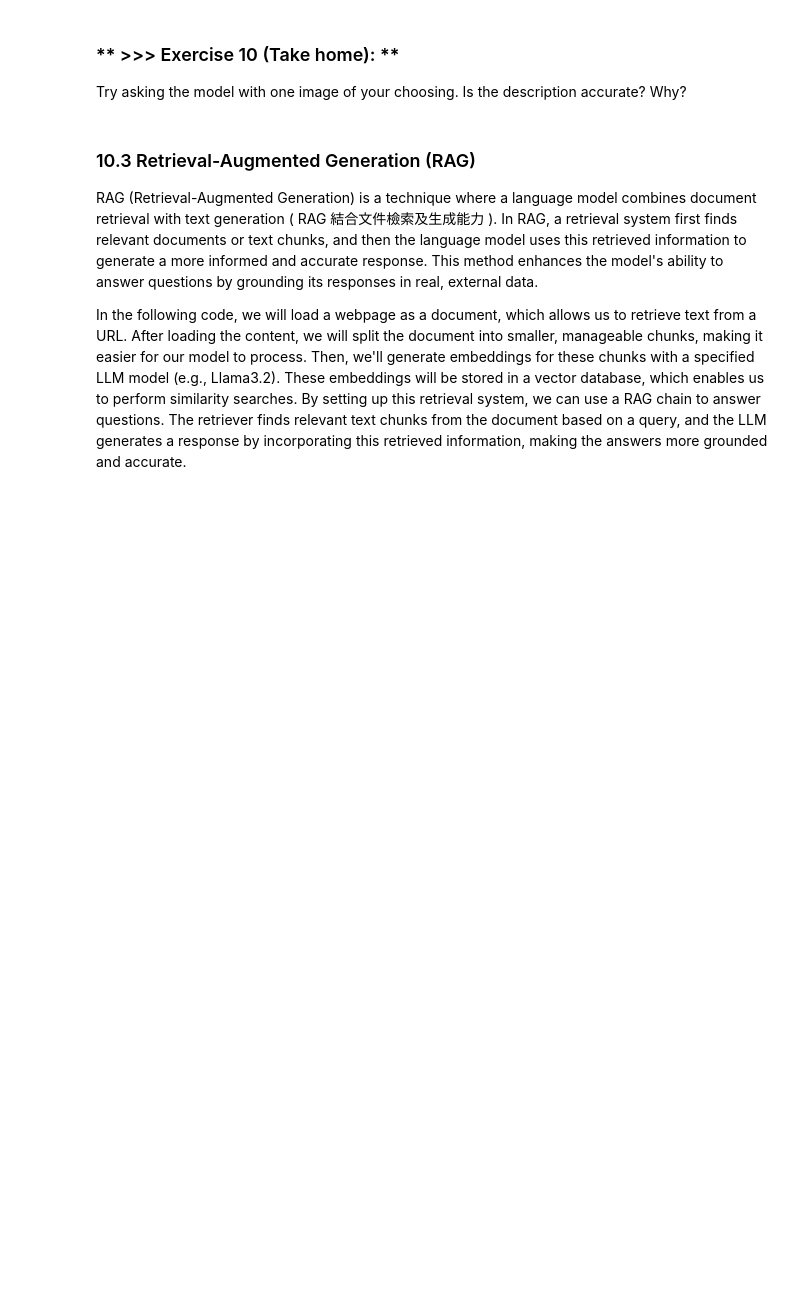
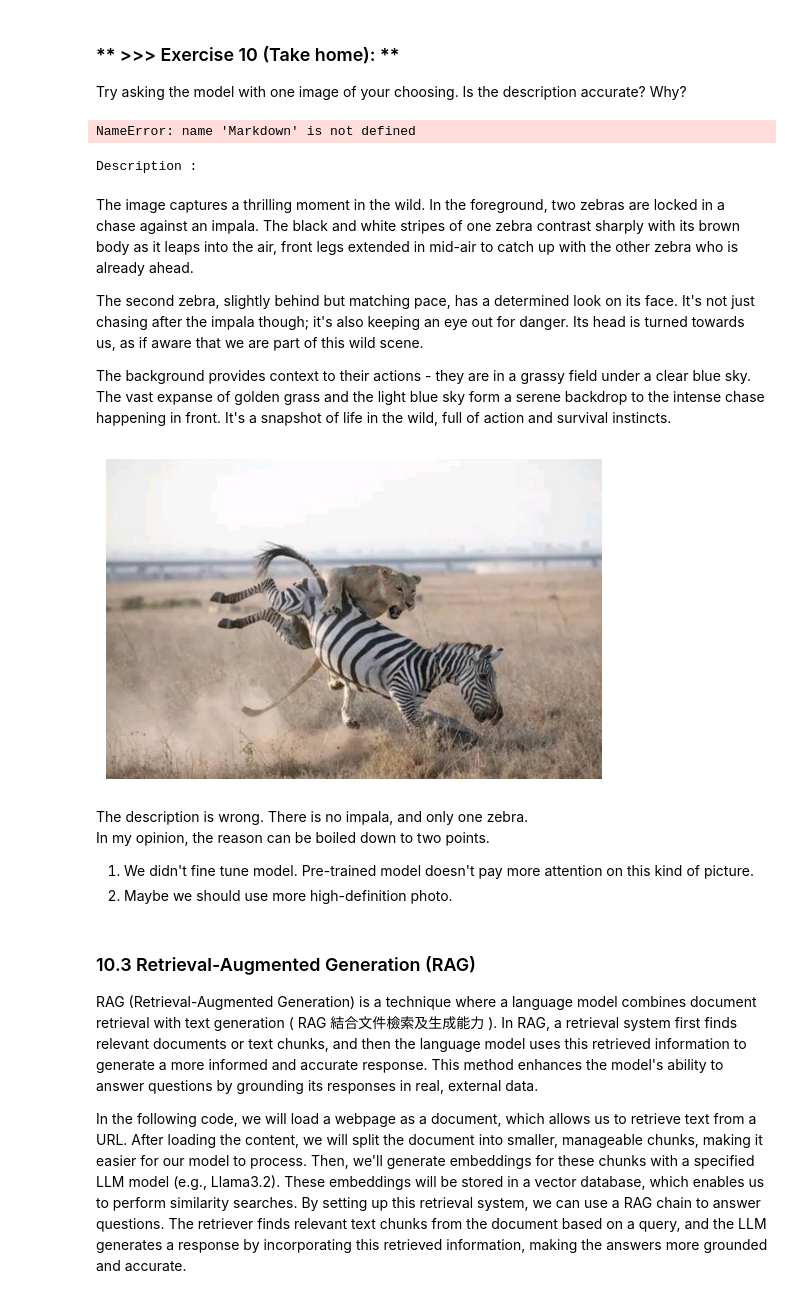
Before and after one commit to BORYA-dev/DM2024-Lab2-Master, a Jupyter notebook: DM2024-Lab2-Master.ipynb, the cells around one changed output. Saved outputs shown, nothing was run; the diff lists cells and outputs as text; code cells hidden in the pictures; blank space fills up the shorter version.

```diff
--- a/DM2024-Lab2-Master.ipynb
+++ b/DM2024-Lab2-Master.ipynb
@@ -1891,0 +1890,13 @@ Try asking the model with one image of your choosing. Is the description accurat
+# %%
+# Answer here
+
+import ollama
+response2 = ollama.chat(model='llava-phi3', messages=[
+    {
+        'role': 'user',
+        'content': 'What is this image about?',
+        'images': ['/content/drive/My Drive/Data_Lab2_Master/pics/example_3.jpg'] #Image with the dog
+    },
+])
+# %% [output]
+NameError: name 'Markdown' is not defined
@@ -1892,3 +1905,32 @@ Try asking the model with one image of your choosing. Is the description accurat
+# %%
+print("Description : ")
+
+display(Markdown(response2['message']['content']))
+
+
+
+
+img = Image.open('/content/drive/My Drive/Data_Lab2_Master/pics/example_3.jpg')
+
+plt.imshow(img)
+
+plt.box(False)
+plt.axis('off')
+plt.show()
+# %% [output]
+Description :
+The image captures a thrilling moment in the wild. In the foreground, two zebras are locked in a chase against an impala. The black and white stripes of one zebra contrast sharply with its brown body as it leaps into the air, front legs extended in mid-air to catch up with the other zebra who is already ahead.
+
+The second zebra, slightly behind but matching pace, has a determined look on its face. It's not just chasing after the impala though; it's also keeping an eye out for danger. Its head is turned towards us, as if aware that we are part of this wild scene.
+
+The background provides context to their actions - they are in a grassy field under a clear blue sky. The vast expanse of golden grass and the light blue sky form a serene backdrop to the intense chase happening in front. It's a snapshot of life in the wild, full of action and survival instincts.
+[figure, added]
+# %% [markdown]
+
+The description is wrong. There is no impala, and only one zebra.
+In my opinion, the reason can be boiled down to two points.
+  1. We didn't fine tune model. Pre-trained model doesn't pay more attention on this kind of picture.
+  2. Maybe we should use more high-definition photo.
 # %% [markdown]
 ### 10.3 Retrieval-Augmented Generation (RAG)
 RAG (Retrieval-Augmented Generation) is a technique where a language model combines document retrieval with text generation ( RAG 結合文件檢索及生成能力 ). In RAG, a retrieval system first finds relevant documents or text chunks, and then the language model uses this retrieved information to generate a more informed and accurate response. This method enhances the model's ability to answer questions by grounding its responses in real, external data.
```
Also changed, not shown: parts of 21 cells of this notebook.
